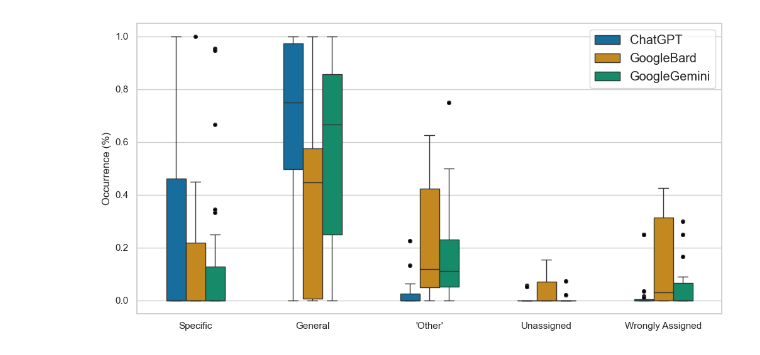
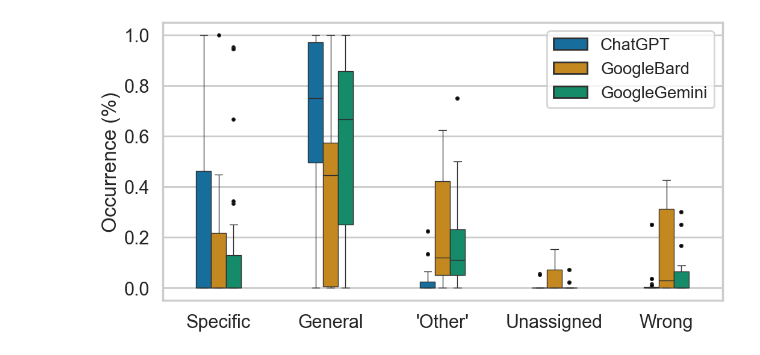
Before and after one commit to ritamargherita/LLMs-topic-classification, a Jupyter notebook: results/results_processing_scripts/plotting_summary_statistics.ipynb, the cells around one changed output. Saved outputs shown, nothing was run; the diff lists cells and outputs as text; code cells hidden in the pictures.

```diff
--- a/results/results_processing_scripts/plotting_summary_statistics.ipynb
+++ b/results/results_processing_scripts/plotting_summary_statistics.ipynb
@@ -12,32 +12,34 @@ melted_df = pd.melt(df, id_vars=['context', 'system', 'softness'],
 # %%
 # Add a dark grid
 sns.set(style="whitegrid")
 plt.figure(figsize=(12, 6))
+
+sns.set_context("poster")
 
 custom_order = ["specific_terms_count", "general_terms_count", "other_terms_count", "unassigned_count", "wrong_assigned_count"]
 
 sns.boxplot(x="countTypes",
             y="count",
             hue="system",
             data=melted_df,
             order=custom_order,
             palette="colorblind",
             flierprops=dict(marker='o', markersize=4, markerfacecolor='black'),
-            width=0.5)
+            width=0.4)
 
-custom_labels = ["Specific", "General", "'Other'", "Unassigned", "Wrongly Assigned"]
+custom_labels = ["Specific", "General", "'Other'", "Unassigned", "Wrong"]
 plt.xticks(ticks=plt.xticks()[0], labels=custom_labels)
 
 plt.xlabel("")  # Set the name of the x-axis
 plt.ylabel("Occurrence (%)")  # Set the name of the y-axis
 
-plt.legend(loc="upper right", fontsize="large")
+plt.legend(loc="upper right", fontsize="small")
 
-plt.savefig('boxplot1.png')
+plt.savefig('boxplot.png')
 
 plt.show()
 # %% [output]
-[figure, old version]
+[figure, new version]
 # %%
 df = pd.read_csv('/Users/brain/Documents/GitHub/LLMs-topic-classification/results/statistics/NeedlemanWunsch_score_formatted_for_ANOVA.csv')
 df = df.drop(columns='dataset')
```
Also changed, not shown: 9 other files.
